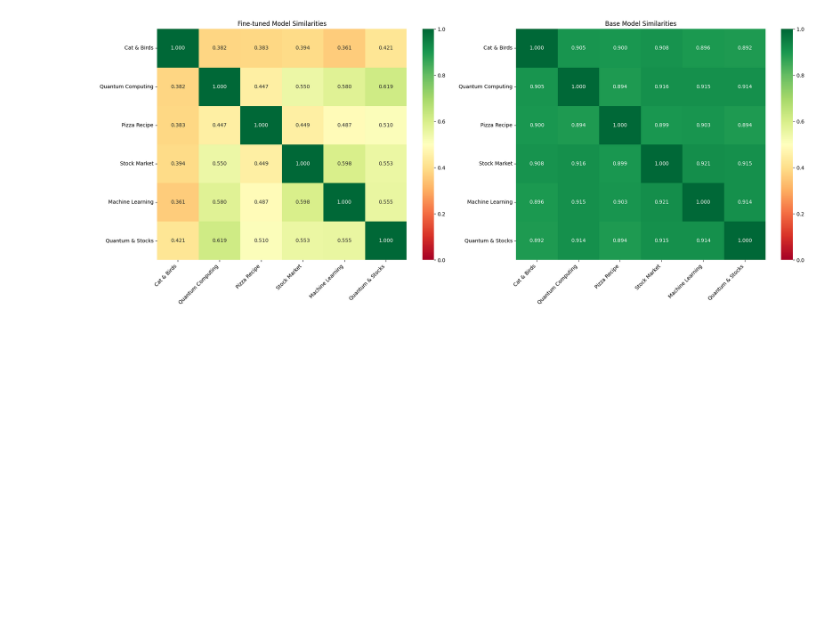
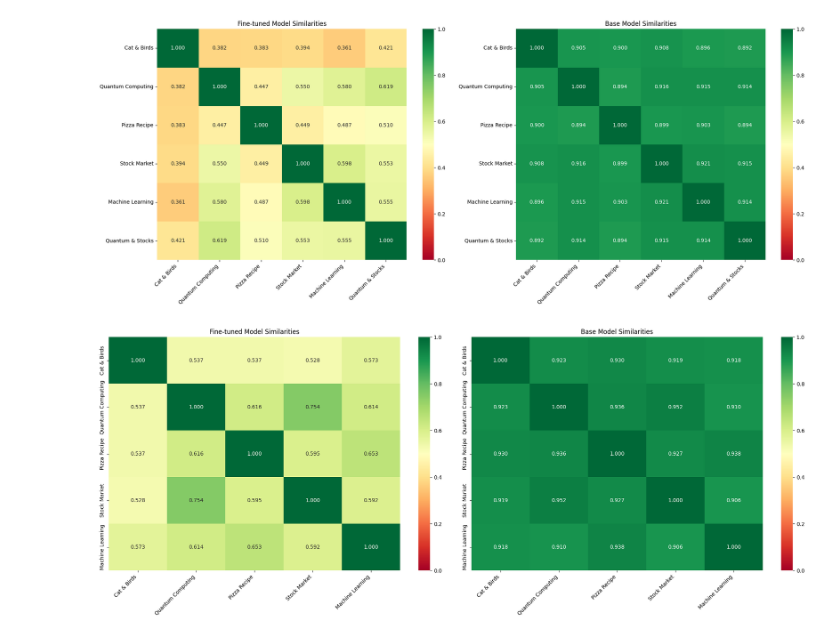
Before and after one commit to raviakasapu/LLM-Training-Docs, a Jupyter notebook: 1_embedding_models_fine_tuning.ipynb, the cells around one changed output. Saved outputs shown, nothing was run; the diff lists cells and outputs as text; code cells hidden in the pictures; blank space fills up the shorter version.

```diff
--- a/1_embedding_models_fine_tuning.ipynb
+++ b/1_embedding_models_fine_tuning.ipynb
@@ -396,3 +363,50 @@ plt.tight_layout()
 plt.show()
 # %% [output]
 [figure]
+# %%
+sentences = [
+    "The quick brown fox, known for its agility and cunning, swiftly jumped over the lazy dog, who barely lifted its head in response to the sudden movement.",
+    "As artificial intelligence continues to advance, researchers are exploring its potential applications in various fields, including medicine, finance, and creative industries, raising both excitement and ethical concerns.",
+    "In a quiet village nestled between towering mountains, an old librarian spent her days meticulously restoring ancient manuscripts, preserving the knowledge and stories of generations long past.",
+    "Despite the turbulent market conditions, the company's innovative approach to renewable energy solutions positioned it as a leader in the industry, attracting investors who prioritized sustainability and long-term growth.",
+    "The astronaut gazed out of the spacecraft window, mesmerized by the vast expanse of the universe, where countless stars twinkled against the backdrop of infinite darkness, a humbling reminder of humanity's small place in the cosmos."
+]
+# %%
+def compare_plot(sentences):
+  embeddings = model.encode(sentences)
+  f_embeddings = finetuned_model.encode(sentences)
+  similarities = model.similarity(embeddings, embeddings)
+  f_similarities = finetuned_model.similarity(f_embeddings, f_embeddings)
+
+  labels = [
+    "Cat & Birds",
+    "Quantum Computing",
+    "Pizza Recipe",
+    "Stock Market",
+    "Machine Learning"
+  ]
+
+  # Create a figure with two subplots side by side
+  fig, (ax1, ax2) = plt.subplots(1, 2, figsize=(20, 8))
+
+  # Plot fine-tuned model heatmap with red-to-green colormap
+  sns.heatmap(f_similarities, annot=True, cmap='RdYlGn', vmin=0, vmax=1, ax=ax1,
+              xticklabels=labels, yticklabels=labels, fmt='.3f')
+  ax1.set_title('Fine-tuned Model Similarities')
+
+  # Plot base model heatmap with red-to-green colormap
+  sns.heatmap(similarities, annot=True, cmap='RdYlGn', vmin=0, vmax=1, ax=ax2,
+              xticklabels=labels, yticklabels=labels, fmt='.3f')
+  ax2.set_title('Base Model Similarities')
+
+  # Rotate x-axis labels for better readability
+  plt.setp(ax1.get_xticklabels(), rotation=45, ha='right')
+  plt.setp(ax2.get_xticklabels(), rotation=45, ha='right')
+
+  # Adjust layout to prevent label cutoff
+  plt.tight_layout()
+  plt.show()
+# %%
+compare_plot(sentences)
+# %% [output]
+[figure, added]
```
Also changed, not shown: parts of 3 cells of this notebook.
